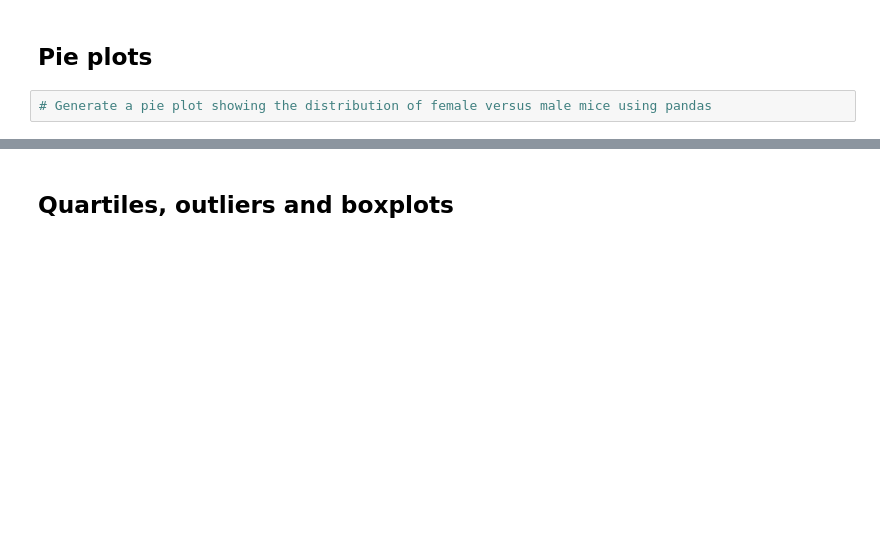
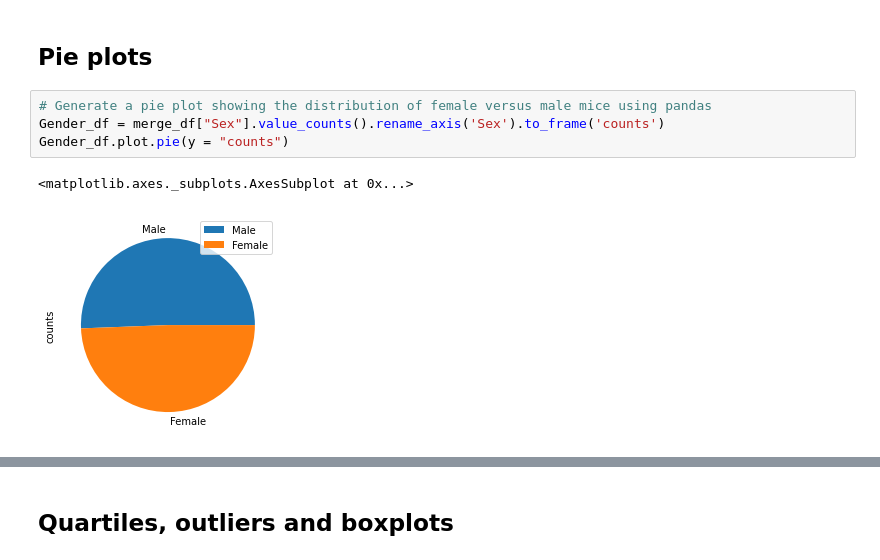
Before and after one commit to NitrogenHamster/Matplotlib, a Jupyter notebook: Pymaceuticals/pymaceuticals_starter.ipynb, the cells around one changed output, grey strips where cells are left out. Saved outputs shown, nothing was run; the diff lists cells and outputs as text; blank space fills up the shorter version.

```diff
--- a/Pymaceuticals/pymaceuticals_starter.ipynb
+++ b/Pymaceuticals/pymaceuticals_starter.ipynb
@@ -46,5 +90,10 @@ study_results
 ## Pie plots
 # %%
 # Generate a pie plot showing the distribution of female versus male mice using pandas
+Gender_df = merge_df["Sex"].value_counts().rename_axis('Sex').to_frame('counts')
+Gender_df.plot.pie(y = "counts")
+# %% [output]
+<matplotlib.axes._subplots.AxesSubplot at 0x...>
+[figure, added]
 # %%
 # Generate a pie plot showing the distribution of female versus male mice using pyplot
```
Also changed, not shown: parts of 12 cells of this notebook.
